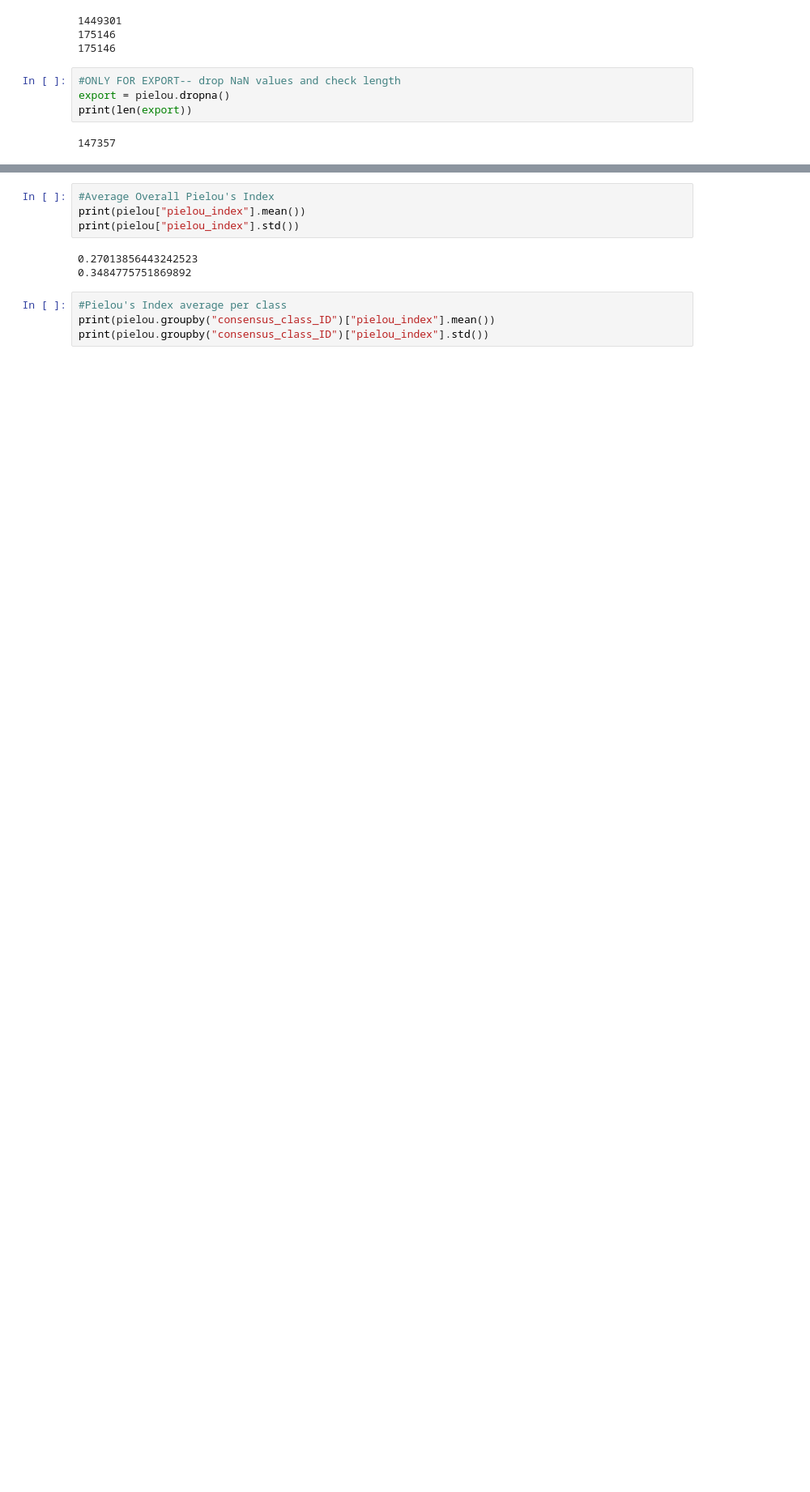
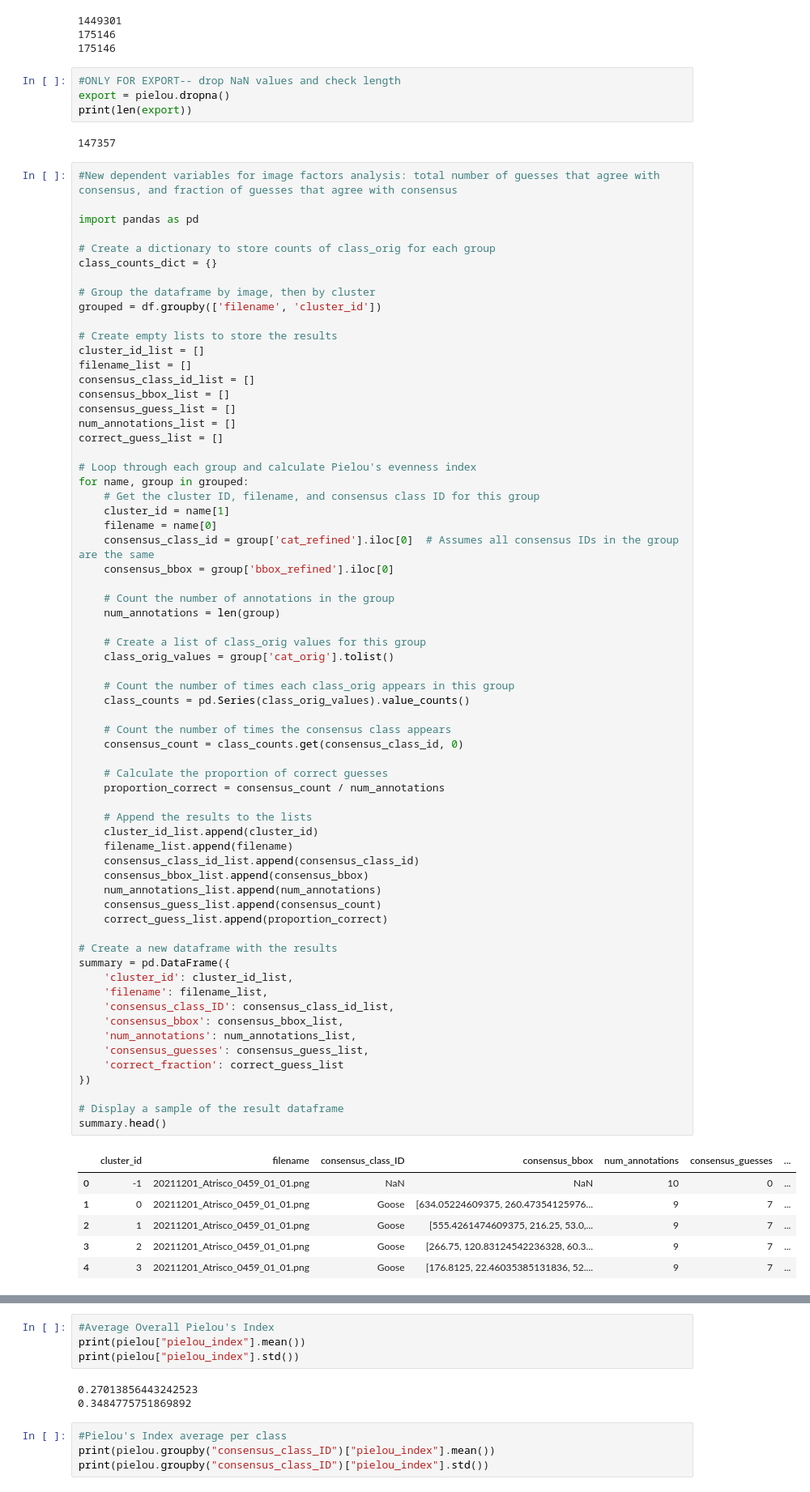
Before and after one commit to rowanoaktree/label-consensus-analysis, a Jupyter notebook: crowdconsensus.ipynb, the cells around one changed output, grey strips where cells are left out. Shown at 81% size. Cells and saved outputs as stored; diff of their text form; blank space fills up the shorter version.

Commit message:
try new dependent variable

```diff
--- a/crowdconsensus.ipynb
+++ b/crowdconsensus.ipynb
@@ -399,3 +399,75 @@ export = pielou.dropna()
 print(len(export))
 # %% [output]
 147357
+# %%
+#New dependent variables for image factors analysis: total number of guesses that agree with consensus, and fraction of guesses that agree with consensus
+
+import pandas as pd
+
+# Create a dictionary to store counts of class_orig for each group
+class_counts_dict = {}
+
+# Group the dataframe by image, then by cluster
+grouped = df.groupby(['filename', 'cluster_id'])
+
+# Create empty lists to store the results
+cluster_id_list = []
+filename_list = []
+consensus_class_id_list = []
+consensus_bbox_list = []
+consensus_guess_list = []
+num_annotations_list = []
+correct_guess_list = []
+
+# Loop through each group and calculate Pielou's evenness index
+for name, group in grouped:
+    # Get the cluster ID, filename, and consensus class ID for this group
+    cluster_id = name[1]
+    filename = name[0]
+    consensus_class_id = group['cat_refined'].iloc[0]  # Assumes all consensus IDs in the group are the same
+    consensus_bbox = group['bbox_refined'].iloc[0]
+
+    # Count the number of annotations in the group
+    num_annotations = len(group)
+
+    # Create a list of class_orig values for this group
+    class_orig_values = group['cat_orig'].tolist()
+
+    # Count the number of times each class_orig appears in this group
+    class_counts = pd.Series(class_orig_values).value_counts()
+
+    # Count the number of times the consensus class appears
+    consensus_count = class_counts.get(consensus_class_id, 0)
+
+    # Calculate the proportion of correct guesses
+    proportion_correct = consensus_count / num_annotations
+
+    # Append the results to the lists
+    cluster_id_list.append(cluster_id)
+    filename_list.append(filename)
+    consensus_class_id_list.append(consensus_class_id)
+    consensus_bbox_list.append(consensus_bbox)
+    num_annotations_list.append(num_annotations)
+    consensus_guess_list.append(consensus_count)
+    correct_guess_list.append(proportion_correct)
+
+# Create a new dataframe with the results
+summary = pd.DataFrame({
+    'cluster_id': cluster_id_list,
+    'filename': filename_list,
+    'consensus_class_ID': consensus_class_id_list,
+    'consensus_bbox': consensus_bbox_list,
+    'num_annotations': num_annotations_list,
+    'consensus_guesses': consensus_guess_list,
+    'correct_fraction': correct_guess_list
+})
+
+# Display a sample of the result dataframe
+summary.head()
+# %% [output]
+|  | cluster_id | filename | consensus_class_ID | consensus_bbox | num_annotations | consensus_guesses | ... |
+| 0 | -1 | 20211201_Atrisco_0459_01_01.png | NaN | NaN | 10 | 0 | ... |
+| 1 | 0 | 20211201_Atrisco_0459_01_01.png | Goose | [634.05224609375, 260.47354125976... | 9 | 7 | ... |
+| 2 | 1 | 20211201_Atrisco_0459_01_01.png | Goose | [555.4261474609375, 216.25, 53.0,... | 9 | 7 | ... |
+| 3 | 2 | 20211201_Atrisco_0459_01_01.png | Goose | [266.75, 120.83124542236328, 60.3... | 9 | 7 | ... |
+| 4 | 3 | 20211201_Atrisco_0459_01_01.png | Goose | [176.8125, 22.46035385131836, 52.... | 9 | 7 | ... |
```
Also changed, not shown: parts of 3 cells of this notebook, 1 other file.
